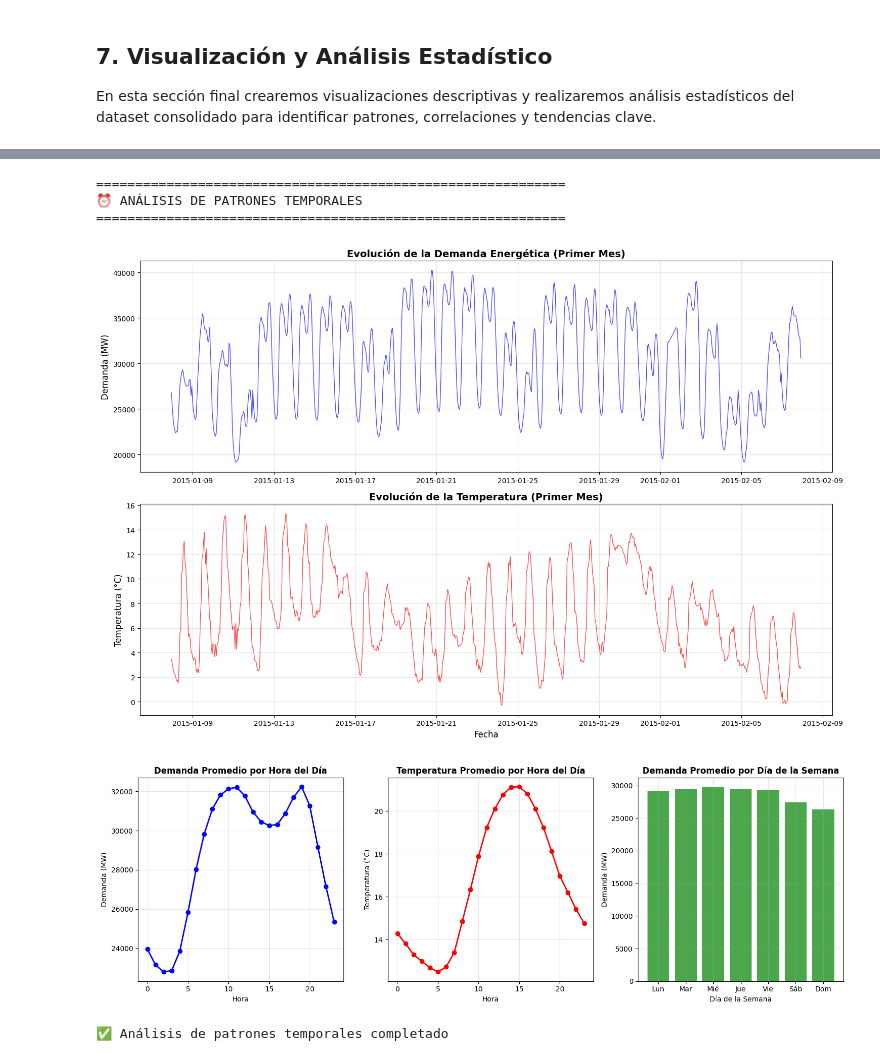
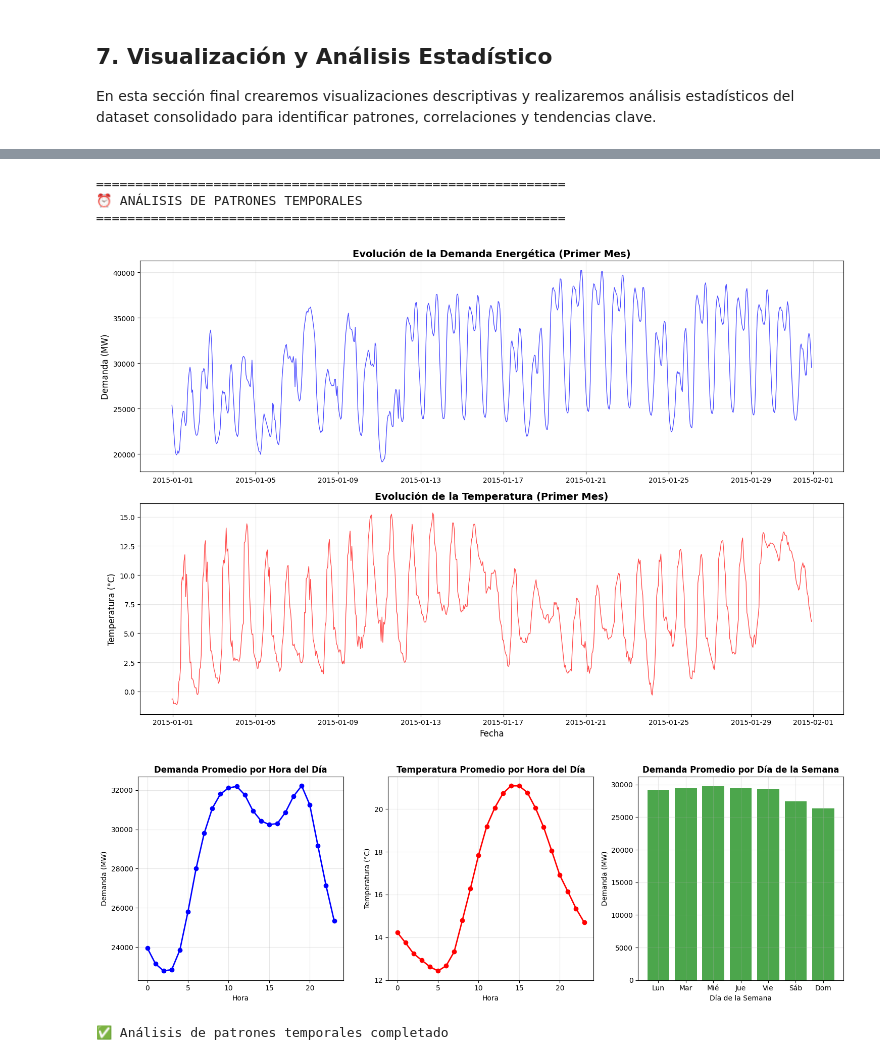
Before and after one commit to juanicamargo2001/Trabajo-Practico-CDD-grupo-12, a Jupyter notebook: demandaEnergetica.ipynb, the cells around one changed output, grey strips where cells are left out. Cells and saved outputs as stored; diff of their text form; code cells hidden in the pictures.

```diff
--- a/demandaEnergetica.ipynb
+++ b/demandaEnergetica.ipynb
@@ -594,34 +689,25 @@ missing_summary = pd.DataFrame({
 }).sort_values('Faltantes', ascending=False)
 
 columns_with_missing = missing_summary[missing_summary['Faltantes'] > 0]
-print(f"📊 Columnas con valores faltantes: {len(columns_with_missing)}")
+print(f"   - Se encontraron {len(columns_with_missing)} columnas con valores faltantes.")
 
 # Estrategia de limpieza para valores faltantes
 columns_to_drop = []
 for _, row in columns_with_missing.iterrows():
     col = row['Columna']
-    missing_count = int(row['Faltantes'])
     missing_pct = row['Porcentaje']
 
-    print(f"   📋 {col}: {missing_count} faltantes ({missing_pct:.2f}%)")
-
     if missing_pct > 50:
-        # Eliminar columnas con más del 50% de valores faltantes
         columns_to_drop.append(col)
-        print(f"      ❌ Marcada para eliminación (>50% faltantes)")
     elif missing_pct > 10:
-        # Para columnas con 10-50% faltantes, usar forward fill + backward fill
         energy_clean[col] = energy_clean[col].fillna(method='ffill').fillna(method='bfill')
-        print(f"      🔄 Imputación temporal (forward/backward fill)")
     else:
-        # Para columnas con <10% faltantes, usar interpolación lineal
         energy_clean[col] = energy_clean[col].interpolate(method='linear')
-        print(f"      📈 Interpolación lineal")
 
 # Eliminar columnas marcadas
 if columns_to_drop:
     energy_clean = energy_clean.drop(columns=columns_to_drop)
-    print(f"\n✅ Columnas eliminadas: {len(columns_to_drop)}")
+    print(f"   - Se eliminaron {len(columns_to_drop)} columnas con más de 50% de datos faltantes.")
 
 # Resetear índice
 energy_clean = energy_clean.reset_index()
@@ -631,17 +717,9 @@ critical_columns = ['time', 'total load actual']
 initial_energy_count = len(energy_clean)
 energy_clean = energy_clean.dropna(subset=critical_columns)
 critical_rows_removed = initial_energy_count - len(energy_clean)
-print(f"✅ Filas eliminadas por falta de datos críticos: {critical_rows_removed}")
+print(f"   - Se eliminaron {critical_rows_removed} filas por falta de datos críticos ('demand_actual').")
 
 print(f"\n📊 Energía después de limpieza: {len(energy_clean):,} registros")
-
-# Verificar estado final
-print(f"\n🎯 RESUMEN FINAL DE LIMPIEZA:")
-print(f"   🔋 Energía: {len(energy_df):,} → {len(energy_clean):,} registros")
-print(f"   🌤️ Clima: {len(weather_df):,} → {len(weather_clean):,} registros")
-print(f"   📉 Reducción total:")
-print(f"      🔋 Energía: {((len(energy_df) - len(energy_clean))/len(energy_df)*100):.2f}%")
-print(f"      🌤️ Clima: {((len(weather_df) - len(weather_clean))/len(weather_df)*100):.2f}%")
 # %% [output]
 2️⃣ LIMPIANDO DATASET DE ENERGÍA
 ----------------------------------------
@@ -1094,7 +1214,7 @@ print("⏰ ANÁLISIS DE PATRONES TEMPORALES")
 print("="*60)
 
 # Crear una muestra para visualización (primer mes de datos)
-sample_data = final_dataset_clean.head(744)  # ~31 días * 24 horas
+sample_data = final_dataset.head(744)  # ~31 días * 24 horas
 
 # 1. Serie temporal de demanda y temperatura
 fig, (ax1, ax2) = plt.subplots(2, 1, figsize=(15, 10))
@@ -1120,42 +1240,42 @@ plt.figure(figsize=(15, 5))
 
 # Demanda por hora
 plt.subplot(1, 3, 1)
-hourly_demand = final_dataset_clean.groupby('hour')['demand_actual'].mean()
+hourly_demand = final_dataset.groupby('hour')['demand_actual'].mean()
 plt.plot(hourly_demand.index, hourly_demand.values, 'o-', color='blue', linewidth=2, markersize=6)
 plt.title('Demanda Promedio por Hora del Día', fontweight='bold')
 plt.xlabel('Hora')
 plt.ylabel('Demanda (MW)')
 plt.grid(True, alpha=0.3)
 
 # Temperatura por hora
 plt.subplot(1, 3, 2)
-hourly_temp = final_dataset_clean.groupby('hour')['temperature'].mean()
+hourly_temp = final_dataset.groupby('hour')['temperature'].mean()
 plt.plot(hourly_temp.index, hourly_temp.values, 'o-', color='red', linewidth=2, markersize=6)
 plt.title('Temperatura Promedio por Hora del Día', fontweight='bold')
 plt.xlabel('Hora')
 plt.ylabel('Temperatura (°C)')
 plt.grid(True, alpha=0.3)
 
 # Demanda por día de la semana
 plt.subplot(1, 3, 3)
-weekly_demand = final_dataset_clean.groupby('day_of_week')['demand_actual'].mean()
+weekly_demand = final_dataset.groupby('day_of_week')['demand_actual'].mean()
 days = ['Lun', 'Mar', 'Mié', 'Jue', 'Vie', 'Sáb', 'Dom']
 plt.bar(range(7), weekly_demand.values, color='green', alpha=0.7)
 plt.title('Demanda Promedio por Día de la Semana', fontweight='bold')
 plt.xlabel('Día de la Semana')
 plt.ylabel('Demanda (MW)')
 plt.xticks(range(7), days)
 plt.grid(True, alpha=0.3)
 
 plt.tight_layout()
 plt.show()
 
 print("✅ Análisis de patrones temporales completado")
 # %% [output]
 ============================================================
 ⏰ ANÁLISIS DE PATRONES TEMPORALES
 ============================================================
-[figure, old version]
+[figure, new version]
 [figure]
 ✅ Análisis de patrones temporales completado
 # %%
```
Also changed, not shown: parts of 16 cells of this notebook, 2 other files.
